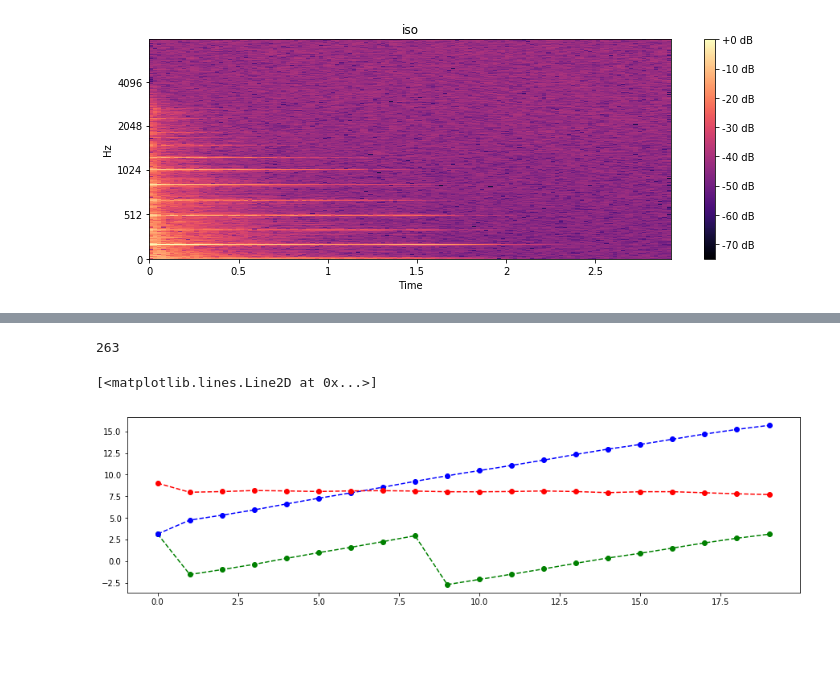
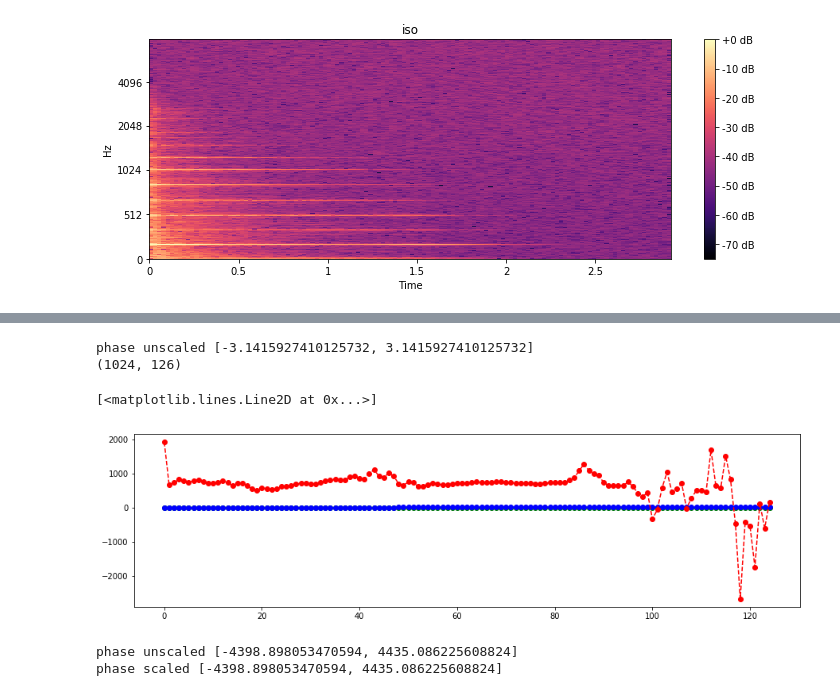
Before and after one commit to faraazn/music-transcription, a Jupyter notebook: amt/models/note_iso/iso_preprocess.ipynb, the cells around one changed output, grey strips where cells are left out. Drawn from its saved outputs; the diff is of its cells as text; code cells hidden in the pictures; blank space fills up the shorter version.

```diff
--- a/amt/models/note_iso/iso_preprocess.ipynb
+++ b/amt/models/note_iso/iso_preprocess.ipynb
@@ -119,3 +119,29 @@ plt.tight_layout()
 # %% [output]
 (1025, 126)
 [figure]
+# %%
+# convert complex numbers to magnitude and phase
+magnitude = np.abs(iso_stft)
+phase = np.angle(iso_stft)
+
+print("mag unscaled [{}, {}]".format(np.amin(magnitude), np.amax(magnitude)))
+
+def _mel_to_linear_matrix():
+    """Get the inverse mel transformation matrix."""
+    m = librosa.filters.mel(sample_rate, n_fft, n_mels=1024)
+    m_t = np.transpose(m)
+    p = np.matmul(m, m_t)
+    d = [1.0 / x if np.abs(x) > 1.0e-8 else x for x in np.sum(p, axis=0)]
+    return np.matmul(m_t, np.diag(d))
+
+# apply mel scaling on phase angle and magnitude
+lin_mel_matrix = librosa.filters.mel(sample_rate, n_fft, n_mels=1024)
+print(lin_mel_matrix.shape)
+magnitude = np.matmul(lin_mel_matrix, magnitude)
+print(magnitude.shape)
+print("mag scaled [{}, {}]".format(np.amin(magnitude), np.amax(magnitude)))
+
+mel_lin_matrix = _mel_to_linear_matrix()
+print(mel_lin_matrix.shape)
+unscaled_mag = np.matmul(mel_lin_matrix, magnitude)
+print("mag unscaled [{}, {}]".format(np.amin(unscaled_mag), np.amax(unscaled_mag)))
@@ -165,26 +177,36 @@ phase scaled [-0.9999968409538269, 0.9999968409538269]
 # %%
 # unwrapped phase and instantaneous frequency!
-
+print("phase unscaled [{}, {}]".format(np.amin(phase), np.amax(phase)))
 unwrapped_phase = np.unwrap(phase)
+unwrapped_phase = np.matmul(lin_mel_matrix, unwrapped_phase)
+print(unwrapped_phase.shape)
 rev_unwrapped_phase = np.angle(np.exp(1j * unwrapped_phase))
 # for some reason, some signs are flipped
-print(np.count_nonzero((rev_unwrapped_phase - phase) > 1e-04))
-assert np.allclose(np.abs(rev_unwrapped_phase), np.abs(phase), rtol=0, atol=1e-04)
+# print(np.count_nonzero((rev_unwrapped_phase - phase) > 1e-04))
+# assert np.allclose(np.abs(rev_unwrapped_phase), np.abs(phase), rtol=0, atol=1e-04)
 
 inst_freq = np.diff(unwrapped_phase, axis=1)/(2*np.pi)*sample_rate
 rev_if = np.cumsum(np.concatenate((unwrapped_phase[:,:1], inst_freq*(2*np.pi)/sample_rate), axis=1), axis=1)
-assert np.allclose(rev_if, unwrapped_phase)
+# assert np.allclose(rev_if, unwrapped_phase)
 
 mode, _ = scipy.stats.mode(np.argmax(magnitude, axis=0))
 mode = mode[0]
 plt.figure(figsize=(15, 4))
-plt.plot(range(20), phase[mode,:20], '--go')
-plt.plot(range(20), unwrapped_phase[mode,:20], '--bo')
-plt.plot(range(20), np.log(inst_freq[mode,:20]), '--ro')
+plt.plot(range(125), phase[mode,:125], '--go')
+plt.plot(range(125), unwrapped_phase[mode,:125], '--bo')
+plt.plot(range(125), inst_freq[mode,:125], '--ro')
 # %% [output]
-263
+phase unscaled [-3.1415927410125732, 3.1415927410125732]
+(1024, 126)
 [<matplotlib.lines.Line2D at 0x...>]
-[figure, old version]
+[figure, new version]
+# %%
+# scaled_phase = phase / (np.pi + epsilon)
+print("phase unscaled [{}, {}]".format(np.amin(inst_freq), np.amax(inst_freq)))
+print("phase scaled [{}, {}]".format(np.amin(inst_freq), np.amax(inst_freq)))
+# %% [output]
+phase unscaled [-4398.898053470594, 4435.086225608824]
+phase scaled [-4398.898053470594, 4435.086225608824]
 # %%
 plt.figure(figsize=(10, 4))
 librosa.display.specshow(phase, y_axis='mel', fmax=8000, x_axis='time')
```
Also changed, not shown: parts of 5 cells of this notebook, 7 other files.
